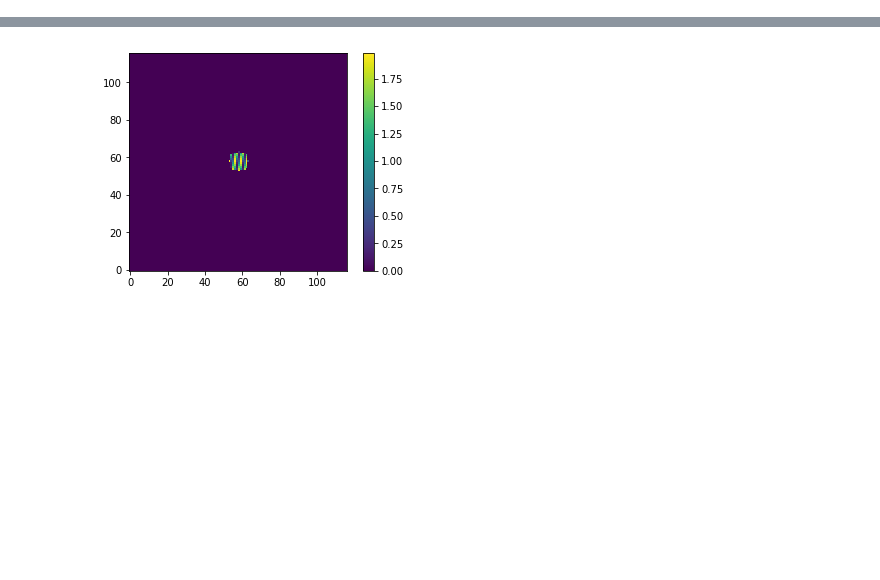
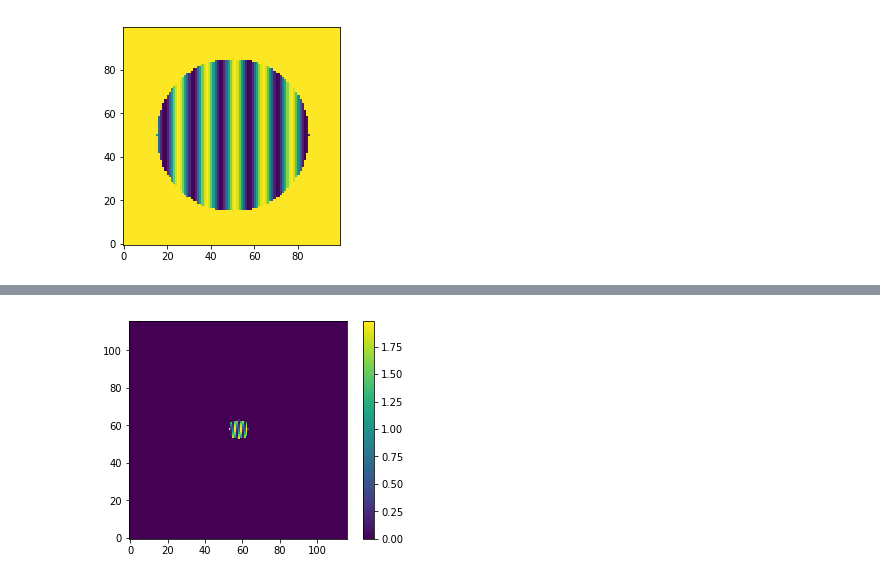
Before and after one commit to mwanakijiji/lbti_fizeau_control, a Jupyter notebook: phasecam_pupil_simulator.ipynb, the cells around one changed output, grey strips where cells are left out. Cells and saved outputs as stored; diff of their text form; code cells hidden in the pictures; blank space fills up the shorter version.

```diff
--- a/phasecam_pupil_simulator.ipynb
+++ b/phasecam_pupil_simulator.ipynb
@@ -142,9 +143,12 @@ mask_circle = create_circular_mask(pc_image_K, radius = 5)
 pc_image_K = np.multiply(pc_image_K,mask_circle)
-# %%
-pc_image_H = illum_PC(lambda_PC=lambda_H,
-                beta_PC=45,
-                tao12_PC=0,
-                x_coord_pre_rot=xv,
-                deg_rot=10)
-mask_circle = create_circular_mask(pc_image_H, radius = 5)
-pc_image_H = np.multiply(pc_image_H,mask_circle)
+# %%
+white_mask = np.copy(mask_circle.astype(int))
+white_mask = (1-white_mask)
+white_mask[white_mask == 1] = 2
+# %%
+test = np.add(pc_image_K,white_mask)
+plt.imshow(test, origin="lower")
+#plt.colorbar()
+plt.show()
+# %% [output]
+[figure, added]
```
Also changed, not shown: parts of 8 cells of this notebook, 3 other files.
